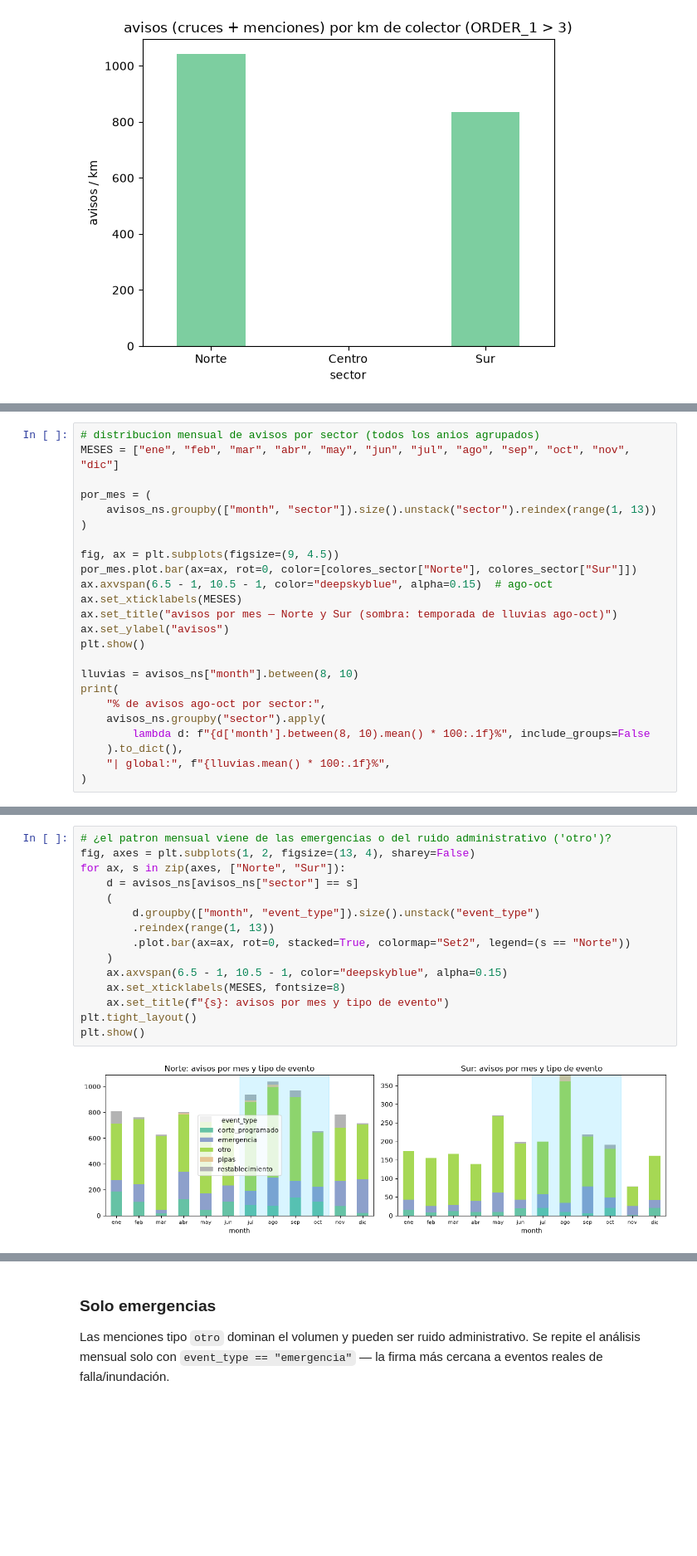
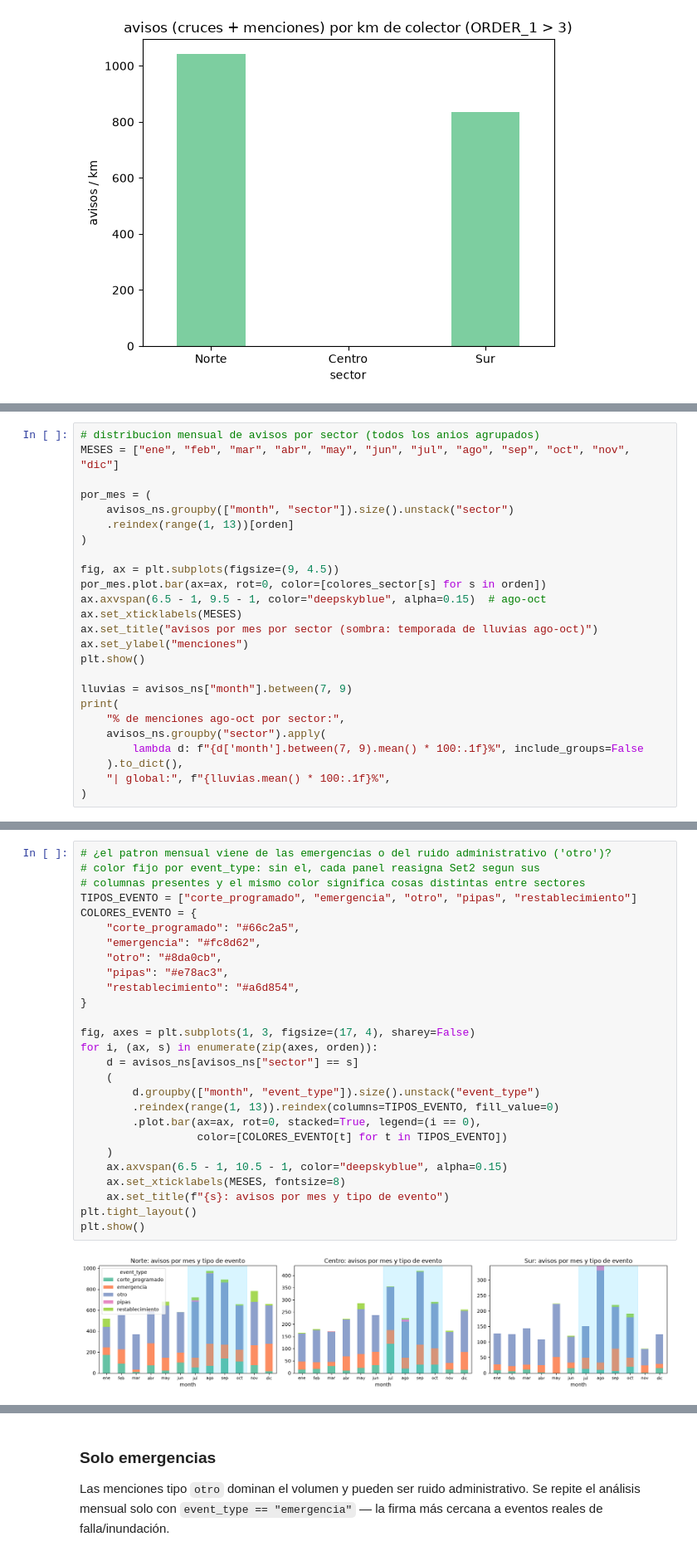
Before and after one commit to Mcd-2026-2-IngC-Team/proyecto-ingenieria-de-caracteristicas, a Jupyter notebook: notebooks/AAMM/06-AAMM-eda-avisos-hidrografia.ipynb, the cells around one changed output, grey strips where cells are left out. Shown at 83% size. Cells and saved outputs as stored; diff of their text form; blank space fills up the shorter version.

Commit message:
docs: version 4 lib EDA avisos

```diff
--- a/notebooks/AAMM/06-AAMM-eda-avisos-hidrografia.ipynb
+++ b/notebooks/AAMM/06-AAMM-eda-avisos-hidrografia.ipynb
@@ -642,22 +594,23 @@ Name: publicaciones distintas, dtype: int64
 MESES = ["ene", "feb", "mar", "abr", "may", "jun", "jul", "ago", "sep", "oct", "nov", "dic"]
 
 por_mes = (
-    avisos_ns.groupby(["month", "sector"]).size().unstack("sector").reindex(range(1, 13))
+    avisos_ns.groupby(["month", "sector"]).size().unstack("sector")
+    .reindex(range(1, 13))[orden]
 )
 
 fig, ax = plt.subplots(figsize=(9, 4.5))
-por_mes.plot.bar(ax=ax, rot=0, color=[colores_sector["Norte"], colores_sector["Sur"]])
-ax.axvspan(6.5 - 1, 10.5 - 1, color="deepskyblue", alpha=0.15)  # ago-oct
+por_mes.plot.bar(ax=ax, rot=0, color=[colores_sector[s] for s in orden])
+ax.axvspan(6.5 - 1, 9.5 - 1, color="deepskyblue", alpha=0.15)  # ago-oct
 ax.set_xticklabels(MESES)
-ax.set_title("avisos por mes — Norte y Sur (sombra: temporada de lluvias ago-oct)")
-ax.set_ylabel("avisos")
+ax.set_title("avisos por mes por sector (sombra: temporada de lluvias ago-oct)")
+ax.set_ylabel("menciones")
 plt.show()
 
-lluvias = avisos_ns["month"].between(8, 10)
+lluvias = avisos_ns["month"].between(7, 9)
 print(
-    "% de avisos ago-oct por sector:",
+    "% de menciones ago-oct por sector:",
     avisos_ns.groupby("sector").apply(
-        lambda d: f"{d['month'].between(8, 10).mean() * 100:.1f}%", include_groups=False
+        lambda d: f"{d['month'].between(7, 9).mean() * 100:.1f}%", include_groups=False
     ).to_dict(),
     "| global:", f"{lluvias.mean() * 100:.1f}%",
 )
@@ -667,20 +620,32 @@ print(
 # %%
 # ¿el patron mensual viene de las emergencias o del ruido administrativo ('otro')?
-fig, axes = plt.subplots(1, 2, figsize=(13, 4), sharey=False)
-for ax, s in zip(axes, ["Norte", "Sur"]):
+# color fijo por event_type: sin el, cada panel reasigna Set2 segun sus
+# columnas presentes y el mismo color significa cosas distintas entre sectores
+TIPOS_EVENTO = ["corte_programado", "emergencia", "otro", "pipas", "restablecimiento"]
+COLORES_EVENTO = {
+    "corte_programado": "#66c2a5",
+    "emergencia": "#fc8d62",
+    "otro": "#8da0cb",
+    "pipas": "#e78ac3",
+    "restablecimiento": "#a6d854",
+}
+
+fig, axes = plt.subplots(1, 3, figsize=(17, 4), sharey=False)
+for i, (ax, s) in enumerate(zip(axes, orden)):
     d = avisos_ns[avisos_ns["sector"] == s]
     (
         d.groupby(["month", "event_type"]).size().unstack("event_type")
-        .reindex(range(1, 13))
-        .plot.bar(ax=ax, rot=0, stacked=True, colormap="Set2", legend=(s == "Norte"))
+        .reindex(range(1, 13)).reindex(columns=TIPOS_EVENTO, fill_value=0)
+        .plot.bar(ax=ax, rot=0, stacked=True, legend=(i == 0),
+                  color=[COLORES_EVENTO[t] for t in TIPOS_EVENTO])
     )
     ax.axvspan(6.5 - 1, 10.5 - 1, color="deepskyblue", alpha=0.15)
     ax.set_xticklabels(MESES, fontsize=8)
     ax.set_title(f"{s}: avisos por mes y tipo de evento")
 plt.tight_layout()
 plt.show()
 # %% [output]
-[figure, old version]
+[figure, new version]
 # %%
 # ¿el patron se repite cada anio o es un solo periodo lluvioso?
 por_anio_mes = (
```
Also changed, not shown: parts of 25 cells of this notebook, 1 other file.
